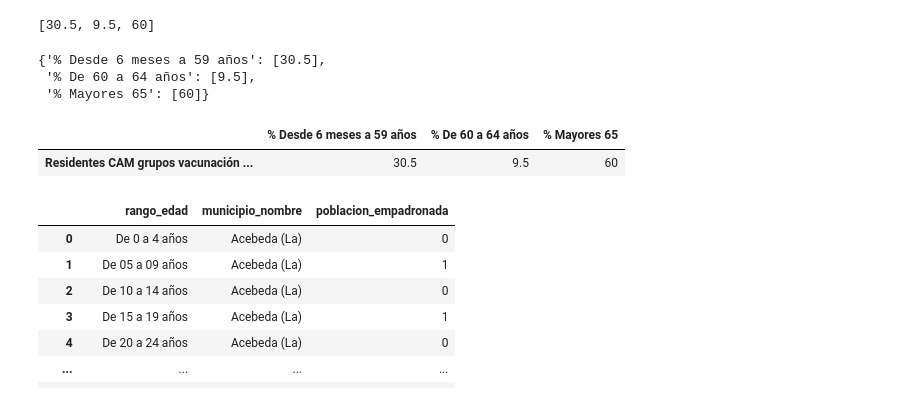
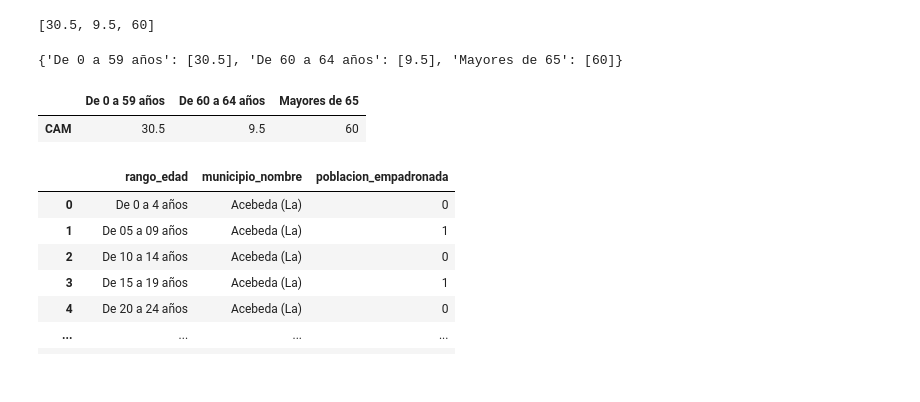
Before and after one commit to JMGONB/DS_0620, a Jupyter notebook: mi_proyecto_agosto/src/utils/vacunas.ipynb, the cells around one changed output. Drawn from its saved outputs; the diff is of its cells as text; code cells hidden in the pictures.

Commit message:
Vacunas actualizado 19-08-2020 a 15;22

```diff
--- a/mi_proyecto_agosto/src/utils/vacunas.ipynb
+++ b/mi_proyecto_agosto/src/utils/vacunas.ipynb
@@ -392,21 +392,19 @@ porcentajes
 # %% [output]
 [30.5, 9.5, 60]
 # %%
-porcentaje_edades=["% Desde 6 meses a 59 años","% De 60 a 64 años","% Mayores 65"]
+porcentaje_edades=["De 0 a 59 años","De 60 a 64 años","Mayores de 65"]
 # %%
 data3={porcentaje_edades[0]:[de_6m_59],porcentaje_edades[1]:[de_60_64],porcentaje_edades[2]:[valor_mayor_65]}
 data3
 # %% [output]
-{'% Desde 6 meses a 59 años': [30.5],
- '% De 60 a 64 años': [9.5],
- '% Mayores 65': [60]}
+{'De 0 a 59 años': [30.5], 'De 60 a 64 años': [9.5], 'Mayores de 65': [60]}
 # %%
 vacunacion_edades=pd.DataFrame(data3)
 # %%
-vacunacion_edades.rename(index={0:'Residentes CAM grupos vacunación % vacunados'})
+vacunacion_edades.rename(index={0:'CAM'})
 # %% [output]
-|  | % Desde 6 meses a 59 años | % De 60 a 64 años | % Mayores 65 |
-| Residentes CAM grupos vacunación ... | 30.5 | 9.5 | 60 |
+|  | De 0 a 59 años | De 60 a 64 años | Mayores de 65 |
+| CAM | 30.5 | 9.5 | 60 |
 # %%
 name="residentes_edad.csv"
 # %%
```
Also changed, not shown: parts of 26 cells of this notebook, 1 other file.
